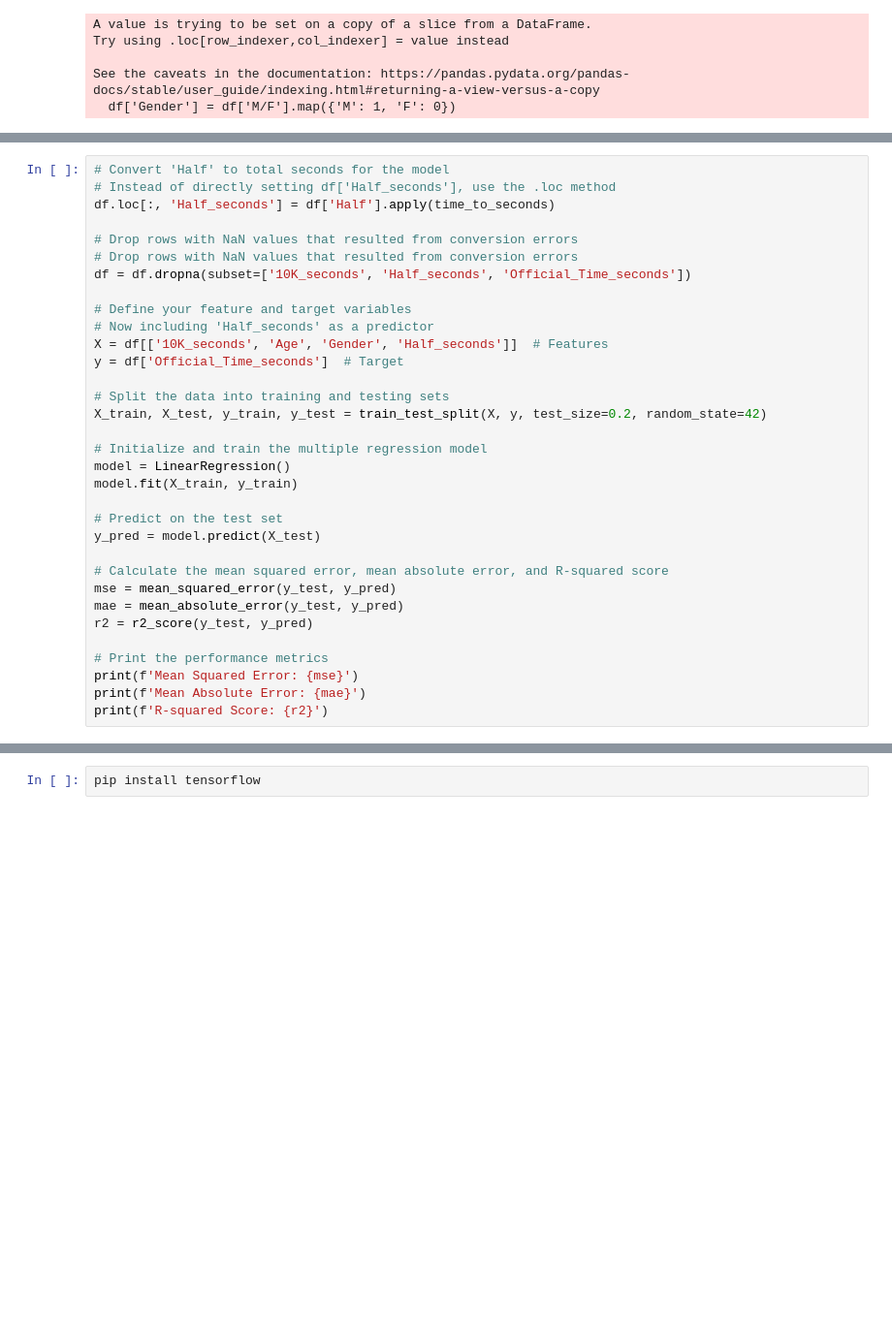
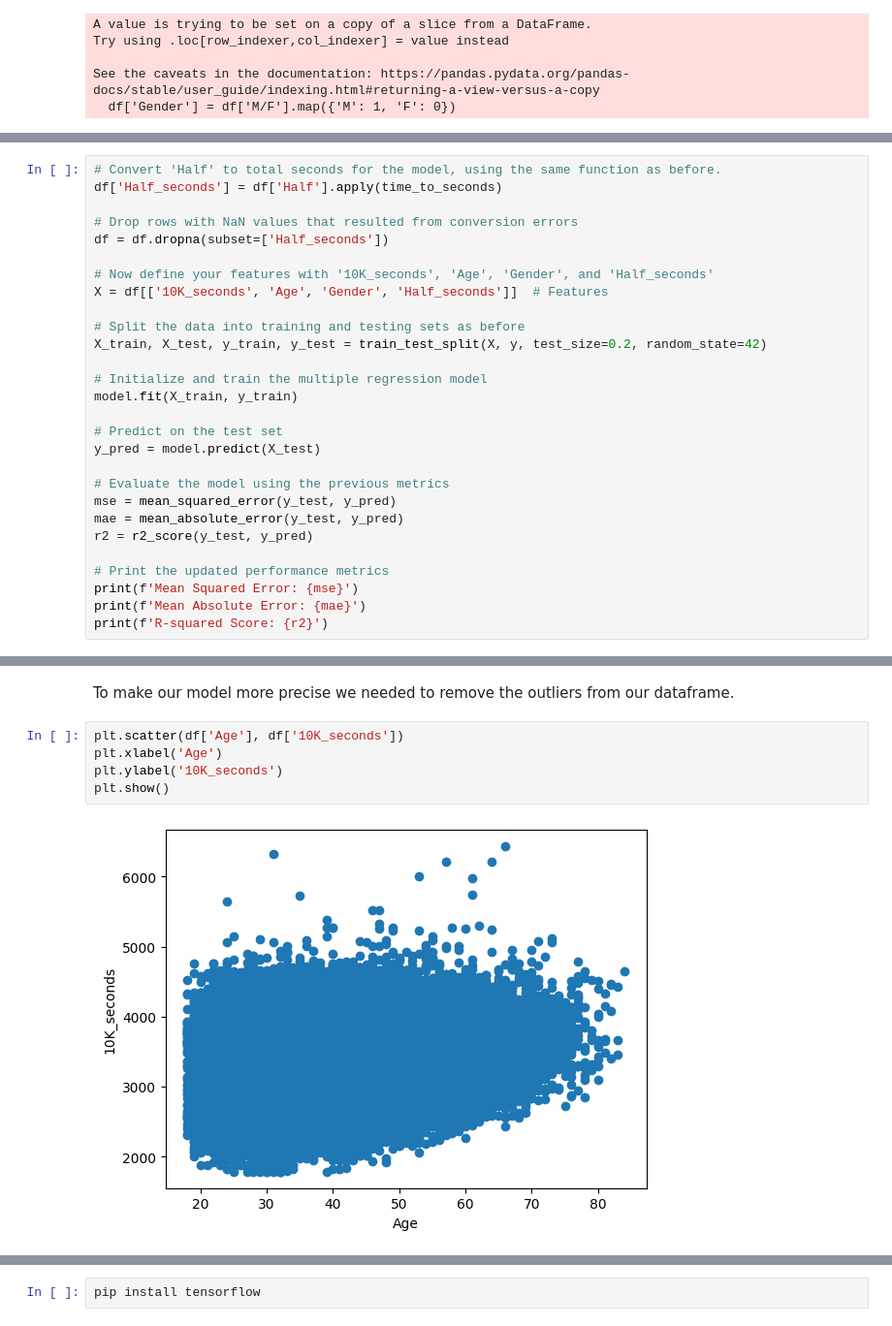
Before and after one commit to martijnvdw2002/dataminingmm, a Jupyter notebook: dataminingmm.ipynb, the cells around one changed output, grey strips where cells are left out. Shown at 97% size. Drawn from its saved outputs; the diff is of its cells as text; blank space fills up the shorter version.

```diff
--- a/dataminingmm.ipynb
+++ b/dataminingmm.ipynb
@@ -127,33 +135,28 @@ See the caveats in the documentation: https://pandas.pydata.org/pandas-docs/stab
 # %%
-# Convert 'Half' to total seconds for the model
-# Instead of directly setting df['Half_seconds'], use the .loc method
-df.loc[:, 'Half_seconds'] = df['Half'].apply(time_to_seconds)
+# Convert 'Half' to total seconds for the model, using the same function as before.
+df['Half_seconds'] = df['Half'].apply(time_to_seconds)
 
 # Drop rows with NaN values that resulted from conversion errors
-# Drop rows with NaN values that resulted from conversion errors
-df = df.dropna(subset=['10K_seconds', 'Half_seconds', 'Official_Time_seconds'])
+df = df.dropna(subset=['Half_seconds'])
 
-# Define your feature and target variables
-# Now including 'Half_seconds' as a predictor
+# Now define your features with '10K_seconds', 'Age', 'Gender', and 'Half_seconds'
 X = df[['10K_seconds', 'Age', 'Gender', 'Half_seconds']]  # Features
-y = df['Official_Time_seconds']  # Target
 
-# Split the data into training and testing sets
+# Split the data into training and testing sets as before
 X_train, X_test, y_train, y_test = train_test_split(X, y, test_size=0.2, random_state=42)
 
 # Initialize and train the multiple regression model
-model = LinearRegression()
 model.fit(X_train, y_train)
 
 # Predict on the test set
 y_pred = model.predict(X_test)
 
-# Calculate the mean squared error, mean absolute error, and R-squared score
+# Evaluate the model using the previous metrics
 mse = mean_squared_error(y_test, y_pred)
 mae = mean_absolute_error(y_test, y_pred)
 r2 = r2_score(y_test, y_pred)
 
-# Print the performance metrics
+# Print the updated performance metrics
 print(f'Mean Squared Error: {mse}')
 print(f'Mean Absolute Error: {mae}')
 print(f'R-squared Score: {r2}')
@@ -168,0 +176,9 @@ See the caveats in the documentation: https://pandas.pydata.org/pandas-docs/stab
+# %% [markdown]
+To make our model more precise we needed to remove the outliers from our dataframe.
+# %%
+plt.scatter(df['Age'], df['10K_seconds'])
+plt.xlabel('Age')
+plt.ylabel('10K_seconds')
+plt.show()
+# %% [output]
+[figure, added]
```
Also changed, not shown: parts of 26 cells of this notebook.
